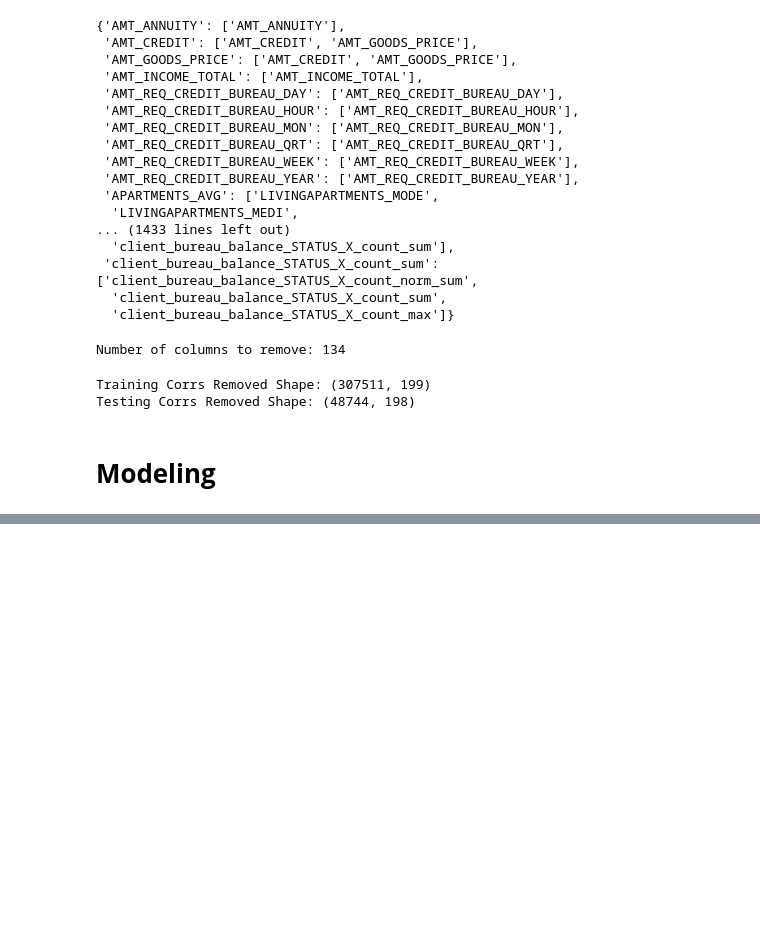
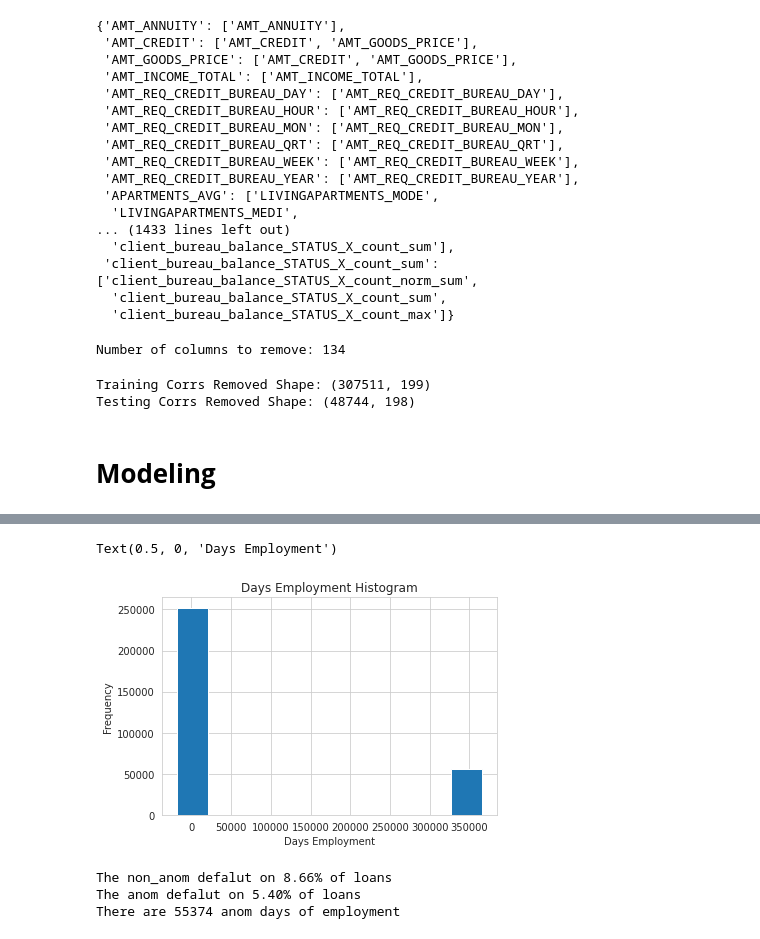
Before and after one commit to O-Kpy/Kaggle, a Jupyter notebook: HomeCredit_필사.ipynb, the cells around one changed output, grey strips where cells are left out. Drawn from its saved outputs; the diff is of its cells as text; code cells hidden in the pictures; blank space fills up the shorter version.

```diff
--- a/HomeCredit_필사.ipynb
+++ b/HomeCredit_필사.ipynb
@@ -1194,0 +1222,4 @@ submission, fi, metrics = model(train_control, test_control)
+# %%
+test = pd.read_csv('/content/drive/MyDrive/dataset/kaggle/application_test.csv')
+print('Testing data shape:', test.shape)
+test.head()
@@ -1194,0 +1348,13 @@ submission, fi, metrics = model(train_control, test_control)
+# %%
+le = LabelEncoder()
+le_count = 0
+
+for col in train:
+  if train[col].dtype == 'object':
+    if len(list(train[col].unique())) <= 2:
+      le.fit(train[col])
+      train[col] = le.transform(train[col])
+      test[col] = le.transform(test[col])
+
+      le_count +=1
+print('%d columns were label encoded.' % le_count)
@@ -1194,0 +1363,7 @@ submission, fi, metrics = model(train_control, test_control)
+# %%
+for i in train.select_dtypes('object').columns:
+  train = pd.get_dummies(train, columns=[i])
+  test = pd.get_dummies(test, columns=[i])
+
+print('Training Features shape:', train.shape)
+print('test Features shape:', test.shape)
@@ -1194,0 +1373,9 @@ submission, fi, metrics = model(train_control, test_control)
+# %%
+train_labels = train['TARGET']
+
+train, test = train.align(test, join='inner', axis=1)
+
+train['TARGET'] = train_labels
+
+print('Training Features shape:', train.shape)
+print('Testing Features shape:', test.shape)
@@ -1194,0 +1397,17 @@ submission, fi, metrics = model(train_control, test_control)
+# %%
+train['DAYS_EMPLOYED'].plot.hist(title='Days Employment Histogram')
+plt.xlabel('Days Employment')
+# %% [output]
+Text(0.5, 0, 'Days Employment')
+[figure, added]
+# %%
+anom = train[train['DAYS_EMPLOYED'] == 365243]
+non_anom = train[train['DAYS_EMPLOYED'] != 365243]
+print('The non_anom defalut on %0.2f%% of loans' %(100*non_anom['TARGET'].mean()))
+print('The anom defalut on %0.2f%% of loans' %(100*anom['TARGET'].mean()))
+print('There are %d anom days of employment' %(len(anom)))
+## anom보다 non_anom의 차이가 있다.(좋은 피쳐, 이거 가지고 새로운 피쳐 생성)
+# %% [output]
+The non_anom defalut on 8.66% of loans
+The anom defalut on 5.40% of loans
+There are 55374 anom days of employment
```
Also changed, not shown: parts of 33 cells of this notebook.
